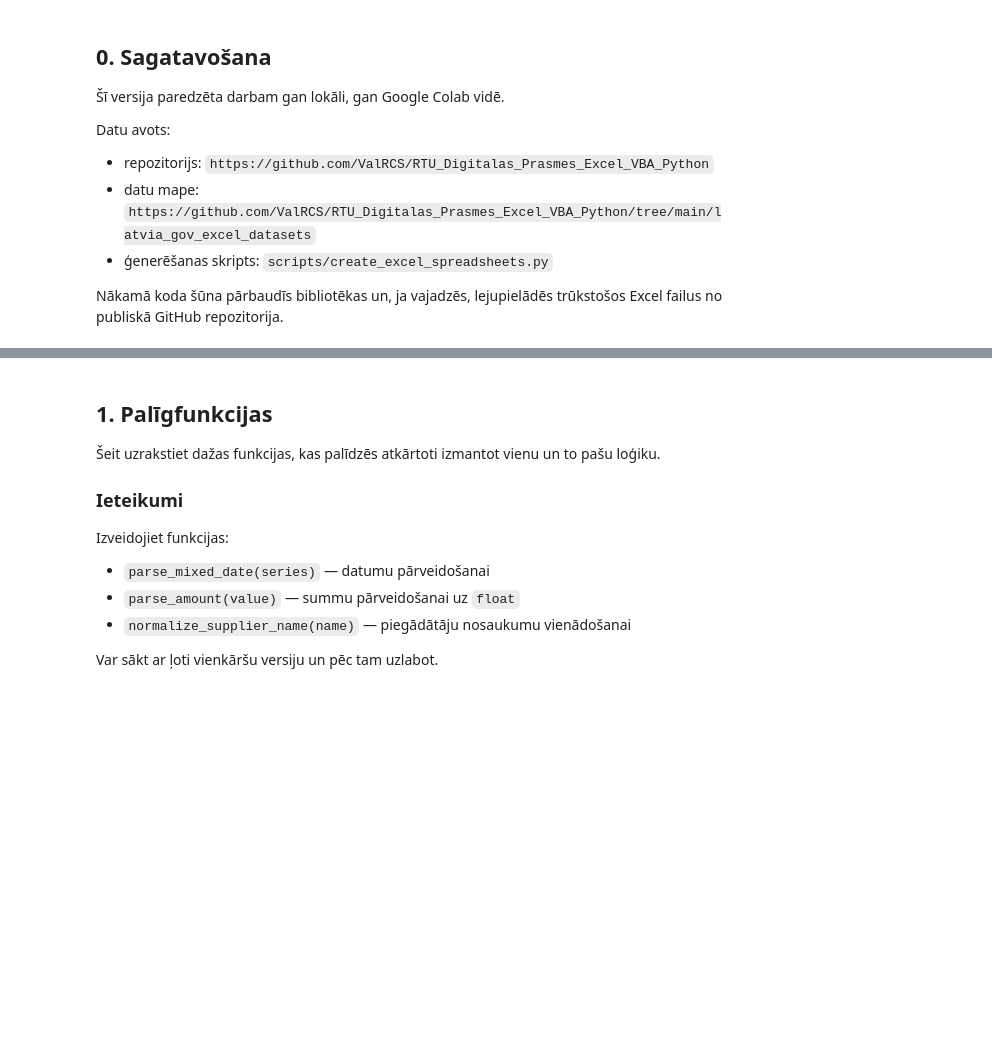
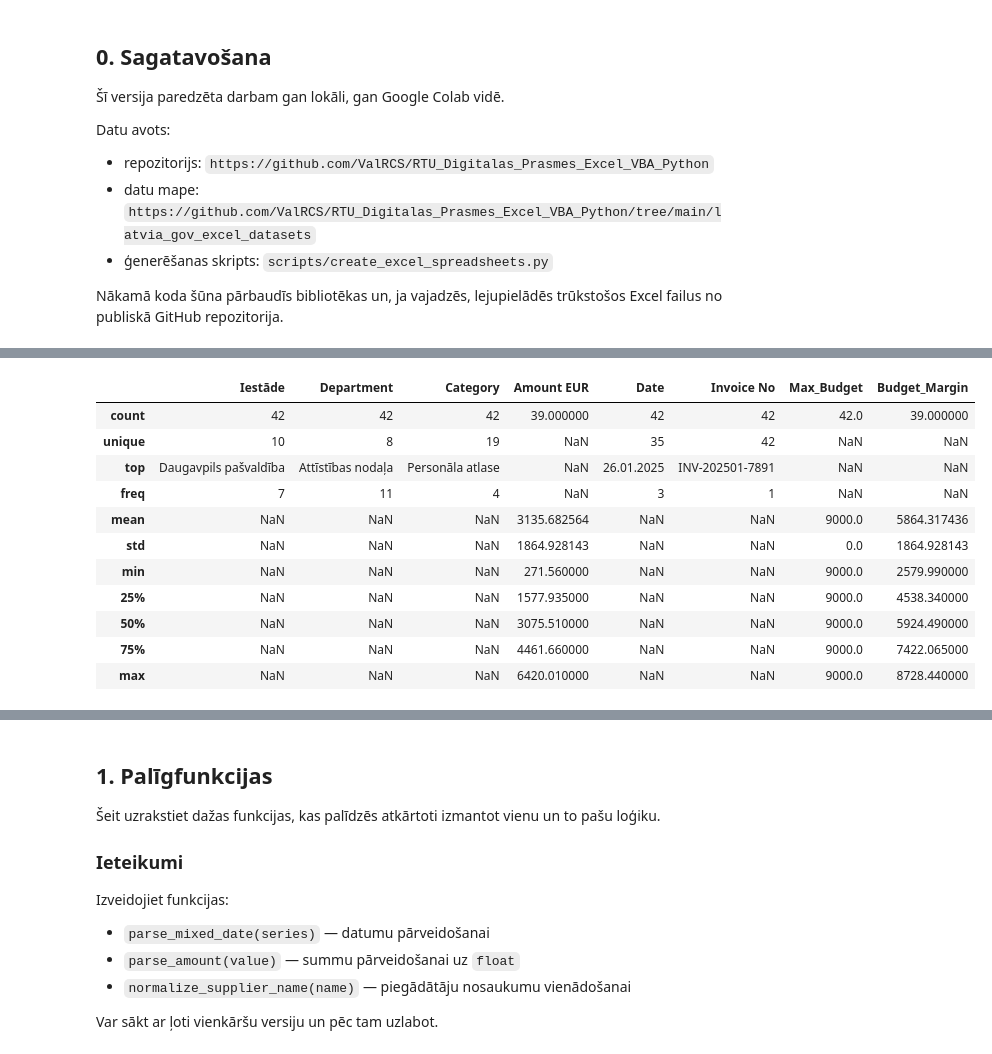
Before and after one commit to ValRCS/RTU_Digitalas_Prasmes_Excel_VBA_Python, a Jupyter notebook: notebooks/student_workbook_latvia_excel_datasets_colab.ipynb, the cells around one changed output, grey strips where cells are left out. Saved outputs shown, nothing was run; the diff lists cells and outputs as text; code cells hidden in the pictures; blank space fills up the shorter version.

```diff
--- a/notebooks/student_workbook_latvia_excel_datasets_colab.ipynb
+++ b/notebooks/student_workbook_latvia_excel_datasets_colab.ipynb
@@ -233,0 +508,16 @@ print("OUTPUT_DIR:", OUTPUT_DIR.resolve())
+# %%
+# visas kolonnas kopā vienā describe
+local_budget_df.describe(include="all")
+# %% [output]
+|  | Iestāde | Department | Category | Amount EUR | Date | Invoice No | Max_Budget | Budget_Margin |
+| count | 42 | 42 | 42 | 39.000000 | 42 | 42 | 42.0 | 39.000000 |
+| unique | 10 | 8 | 19 | NaN | 35 | 42 | NaN | NaN |
+| top | Daugavpils pašvaldība | Attīstības nodaļa | Personāla atlase | NaN | 26.01.2025 | INV-202501-7891 | NaN | NaN |
+| freq | 7 | 11 | 4 | NaN | 3 | 1 | NaN | NaN |
+| mean | NaN | NaN | NaN | 3135.682564 | NaN | NaN | 9000.0 | 5864.317436 |
+| std | NaN | NaN | NaN | 1864.928143 | NaN | NaN | 0.0 | 1864.928143 |
+| min | NaN | NaN | NaN | 271.560000 | NaN | NaN | 9000.0 | 2579.990000 |
+| 25% | NaN | NaN | NaN | 1577.935000 | NaN | NaN | 9000.0 | 4538.340000 |
+| 50% | NaN | NaN | NaN | 3075.510000 | NaN | NaN | 9000.0 | 5924.490000 |
+| 75% | NaN | NaN | NaN | 4461.660000 | NaN | NaN | 9000.0 | 7422.065000 |
+| max | NaN | NaN | NaN | 6420.010000 | NaN | NaN | 9000.0 | 8728.440000 |
```
Also changed, not shown: parts of 33 cells of this notebook.
